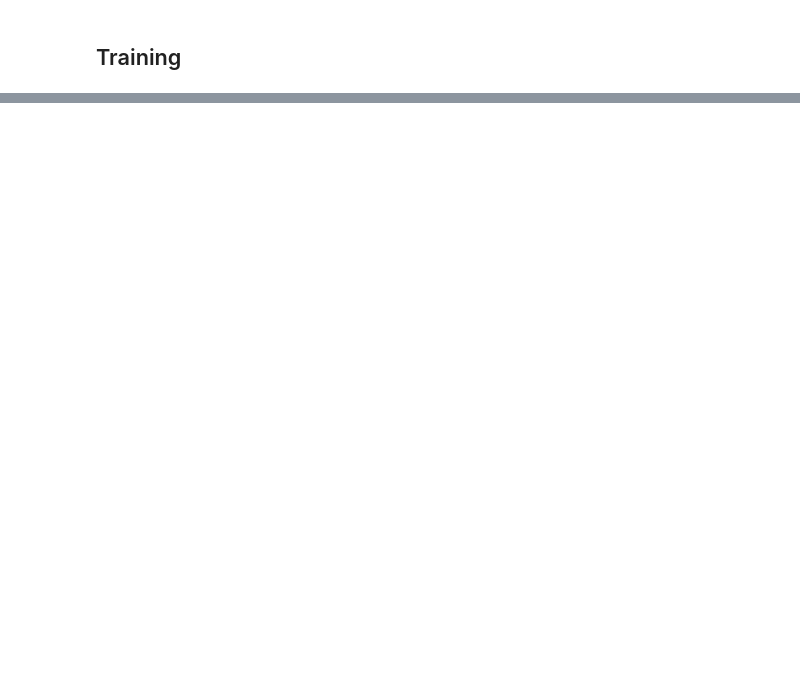
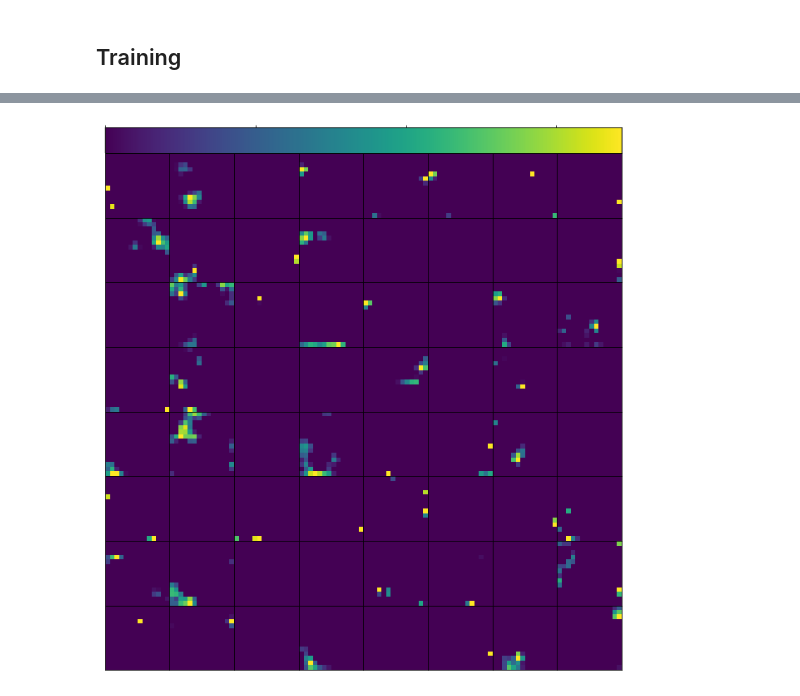
Before and after one commit to xiongliyang219/transfer-learning, a Jupyter notebook: examples/urban-tribes.ipynb, the cells around one changed output, grey strips where cells are left out. Drawn from its saved outputs; the diff is of its cells as text; code cells hidden in the pictures; blank space fills up the shorter version.

```diff
--- a/examples/urban-tribes.ipynb
+++ b/examples/urban-tribes.ipynb
@@ -66,0 +157,5 @@ print(model.metrics_names)
+# %%
+# last convolution layer
+visualize_filter(model, 'block5_conv3', x_train[0:1])
+# %% [output]
+[figure, added]
```
Also changed, not shown: parts of 11 cells of this notebook.
